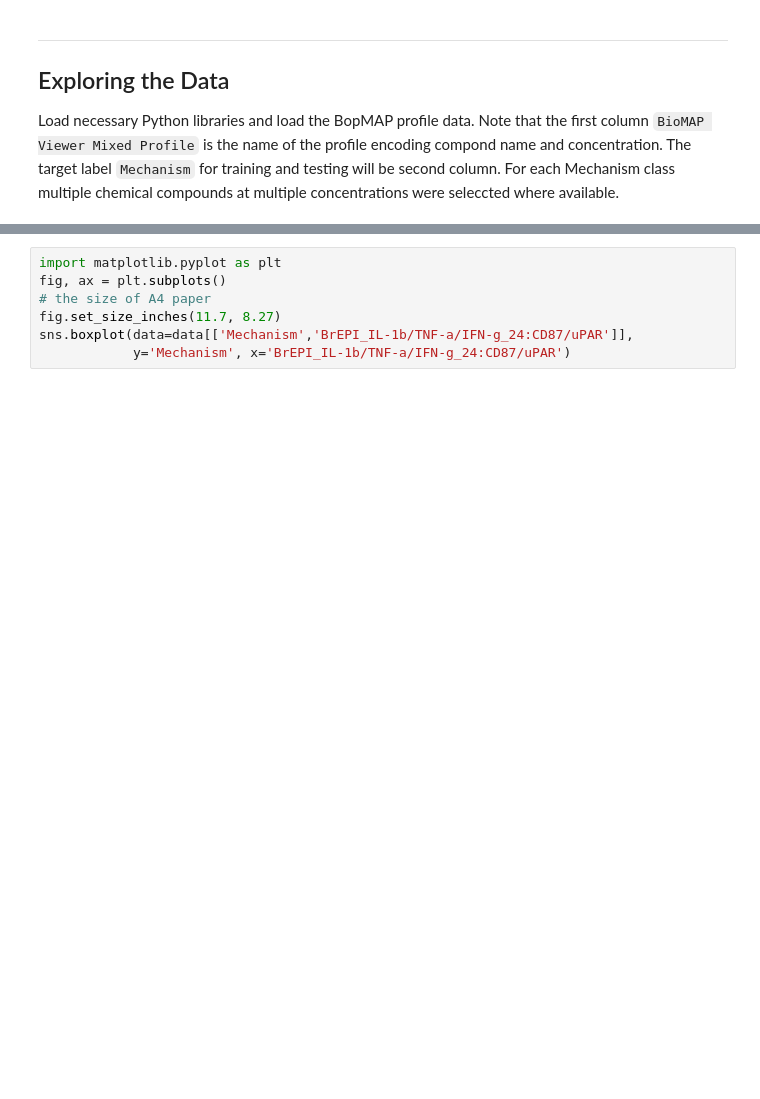
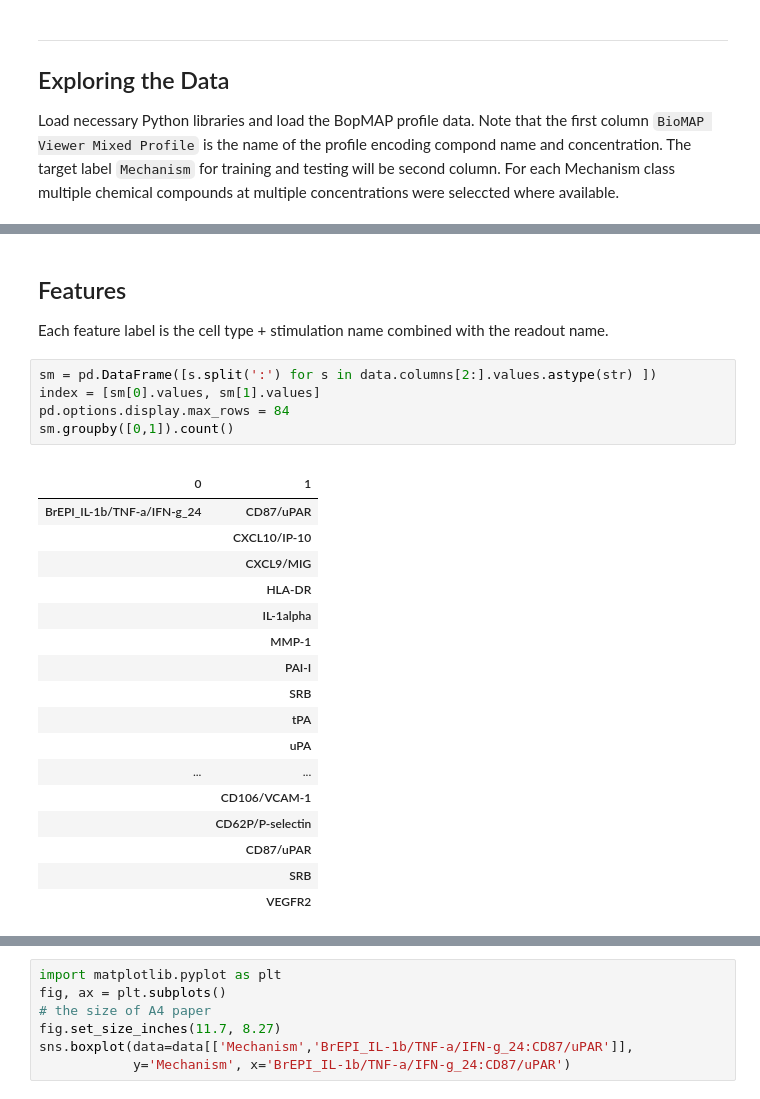
Before and after one commit to AntalBerenyi/SVM, a Jupyter notebook: Notebooks/SVM - Quick and Dirty.ipynb, the cells around one changed output, grey strips where cells are left out. Drawn from its saved outputs; the diff is of its cells as text; blank space fills up the shorter version.

```diff
--- a/Notebooks/SVM - Quick and Dirty.ipynb
+++ b/Notebooks/SVM - Quick and Dirty.ipynb
@@ -39,0 +40,27 @@ if (DEBUG):
+# %% [markdown]
+## Features
+Each feature label is the cell type + stimulation name combined with the readout name.
+# %%
+sm = pd.DataFrame([s.split(':') for s in data.columns[2:].values.astype(str) ])
+index = [sm[0].values, sm[1].values]
+pd.options.display.max_rows = 84
+sm.groupby([0,1]).count()
+# %% [output]
+|  |  |
+| 0 | 1 |
+| BrEPI_IL-1b/TNF-a/IFN-g_24 | CD87/uPAR |
+|  | CXCL10/IP-10 |
+|  | CXCL9/MIG |
+|  | HLA-DR |
+|  | IL-1alpha |
+|  | MMP-1 |
+|  | PAI-I |
+|  | SRB |
+|  | tPA |
+|  | uPA |
+| ... | ... |
+|  | CD106/VCAM-1 |
+|  | CD62P/P-selectin |
+|  | CD87/uPAR |
+|  | SRB |
+|  | VEGFR2 |
```
Also changed, not shown: parts of 12 cells of this notebook, 10 other files.
